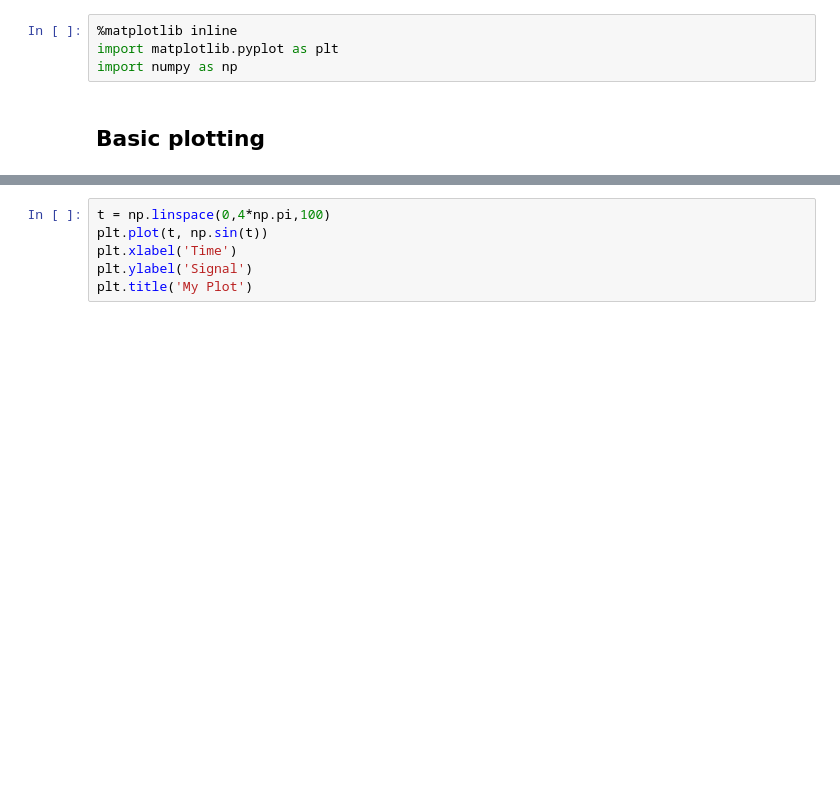
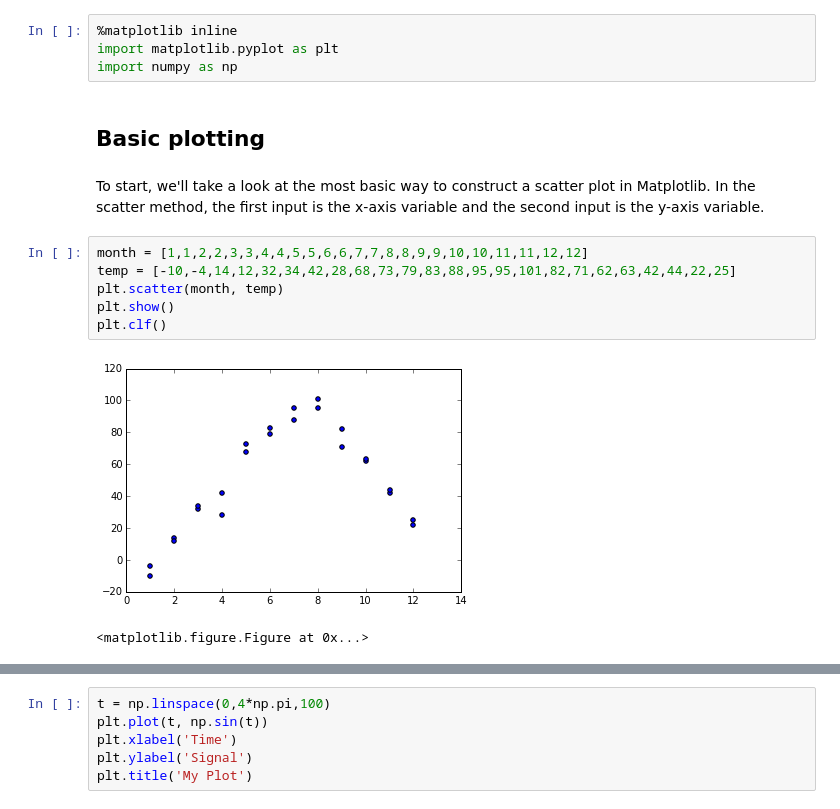
Before and after one commit to calpolydatascience/data301, a Jupyter notebook: Content/Visualization/Matplotlib.ipynb, the cells around one changed output, grey strips where cells are left out. Cells and saved outputs as stored; diff of their text form; blank space fills up the shorter version.

```diff
--- a/Content/Visualization/Matplotlib.ipynb
+++ b/Content/Visualization/Matplotlib.ipynb
@@ -12,3 +12,14 @@ import matplotlib.pyplot as plt
 import numpy as np
 # %% [markdown]
 ## Basic plotting
+# %% [markdown]
+To start, we'll take a look at the most basic way to construct a scatter plot in Matplotlib. In the scatter method, the first input is the x-axis variable and the second input is the y-axis variable.
+# %%
+month = [1,1,2,2,3,3,4,4,5,5,6,6,7,7,8,8,9,9,10,10,11,11,12,12]
+temp = [-10,-4,14,12,32,34,42,28,68,73,79,83,88,95,95,101,82,71,62,63,42,44,22,25]
+plt.scatter(month, temp)
+plt.show()
+plt.clf()
+# %% [output]
+[figure, added]
+<matplotlib.figure.Figure at 0x...>
```
Also changed, not shown: parts of 5 cells of this notebook, 2 other files.
